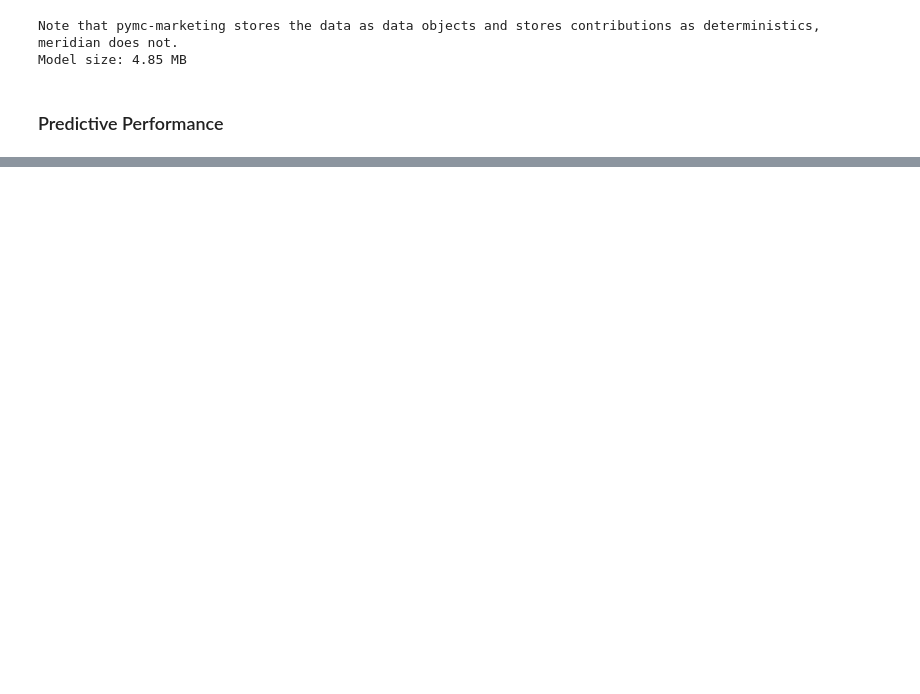
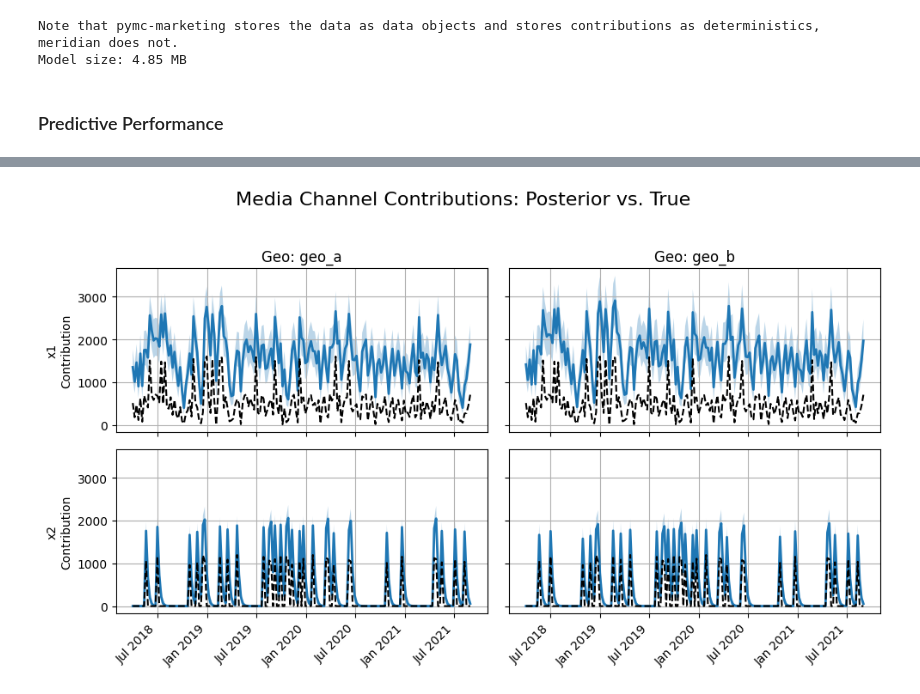
Before and after one commit to pymc-labs/mmm-param-recovery, a Jupyter notebook: meridian-geo-level-mmm.ipynb, the cells around one changed output, grey strips where cells are left out. Drawn from its saved outputs; the diff is of its cells as text; code cells hidden in the pictures; blank space fills up the shorter version.

```diff
--- a/meridian-geo-level-mmm.ipynb
+++ b/meridian-geo-level-mmm.ipynb
@@ -109,10 +117,17 @@ prior_sigma = n_channels * spend_share
 n_time = len(data.time)
 knots = np.arange(0, n_time, 26).tolist() # ~ seasonality of order 2
 # %%
+build_media_channel_args = data.get_paid_media_channels_argument_builder()
+
+beta_m = build_media_channel_args(
+  x1=(0, float(prior_sigma[0])),
+  x2=(0, float(prior_sigma[1])),
+)
+beta_m_mu, beta_m_sigma = zip(*beta_m)
+
 prior = prior_distribution.PriorDistribution(
-    beta_m = tfp.distributions.HalfNormal(
-        prior_sigma,
-        name = constants.BETA_M,
+    beta_m=tfp.distributions.LogNormal(
+        beta_m_mu, beta_m_sigma, name=constants.BETA_M
     )
 )
 # %% [markdown]
@@ -136,7 +151,7 @@ Where:
 # MMM Model Specification
 
 model_spec = spec.ModelSpec(
-    prior=prior_distribution.PriorDistribution(),
+    prior=prior,
     media_effects_dist='log_normal',
     hill_before_adstock=False,
     max_lag=8,
@@ -281,0 +367,62 @@ upper_contribution_df['date_week'] = data.time
+# %%
+def plot_contributions_grid_with_truth(predicted_contributions_ds, true_contributions_ds):
+    """
+    Plots a grid of time series with rows = media_channel and cols = geo,
+    shading between HDI bounds (lower and upper), and overlays true contributions.
+
+    Parameters:
+        predicted_contributions_ds (xarray.Dataset): Posterior Dataset with dims (hdi, geo, time, media_channel)
+                                                     and coords hdi=["mean", "lower", "upper"].
+        true_contributions_ds (xarray.Dataset): True contributions Dataset with dims
+                                                (time, geo, media_channel) and variable "contribution".
+    """
+    da = predicted_contributions_ds["contribution"]
+
+    geos = da.geo.values
+    channels = da.media_channel.values
+    time = pd.to_datetime(da.time.values)
+
+    n_rows = len(channels)
+    n_cols = len(geos)
+
+    fig, axs = plt.subplots(n_rows, n_cols, figsize=(5 * n_cols, 3 * n_rows), sharex=True, sharey=True)
+    axs = np.atleast_2d(axs)
+
+    for i, channel in enumerate(channels):
+        for j, geo in enumerate(geos):
+            ax = axs[i, j]
+
+            # Posterior mean + HDI
+            mean = da.sel(hdi="mean", geo=geo, media_channel=channel)
+            lower = da.sel(hdi="lower", geo=geo, media_channel=channel)
+            upper = da.sel(hdi="upper", geo=geo, media_channel=channel)
+
+            ax.plot(time, mean, label="Mean", linewidth=2)
+            ax.fill_between(time, lower, upper, alpha=0.3, label="HDI (3%–97%)")
+
+            # True contribution (from xarray)
+            try:
+                truth = true_contributions_ds["contribution"].sel(geo=geo, media_channel=channel)
+                truth = truth.sel(time=time)
+                ax.plot(time, truth, linestyle="--", color="black", label="True", linewidth=1.5)
+            except KeyError:
+                pass  # Skip if combo not available
+
+            if i == 0:
+                ax.set_title(f"Geo: {geo}", fontsize=12)
+            if j == 0:
+                ax.set_ylabel(f"{channel}\nContribution", fontsize=10)
+
+            ax.grid(True)
+            ax.xaxis.set_major_locator(mdates.AutoDateLocator())
+            ax.xaxis.set_major_formatter(mdates.DateFormatter("%b %Y"))
+
+    for ax in axs[-1]:
+        plt.setp(ax.get_xticklabels(), rotation=45, ha="right")
+
+    fig.suptitle("Media Channel Contributions: Posterior vs. True", fontsize=16)
+    fig.tight_layout(rect=[0, 0.03, 1, 0.95])
+    plt.show()
+plot_contributions_grid_with_truth(predicted_contributions_ds, true_contributions_ds)
+# %% [output]
+[figure, added]
```
Also changed, not shown: parts of 18 cells of this notebook.
